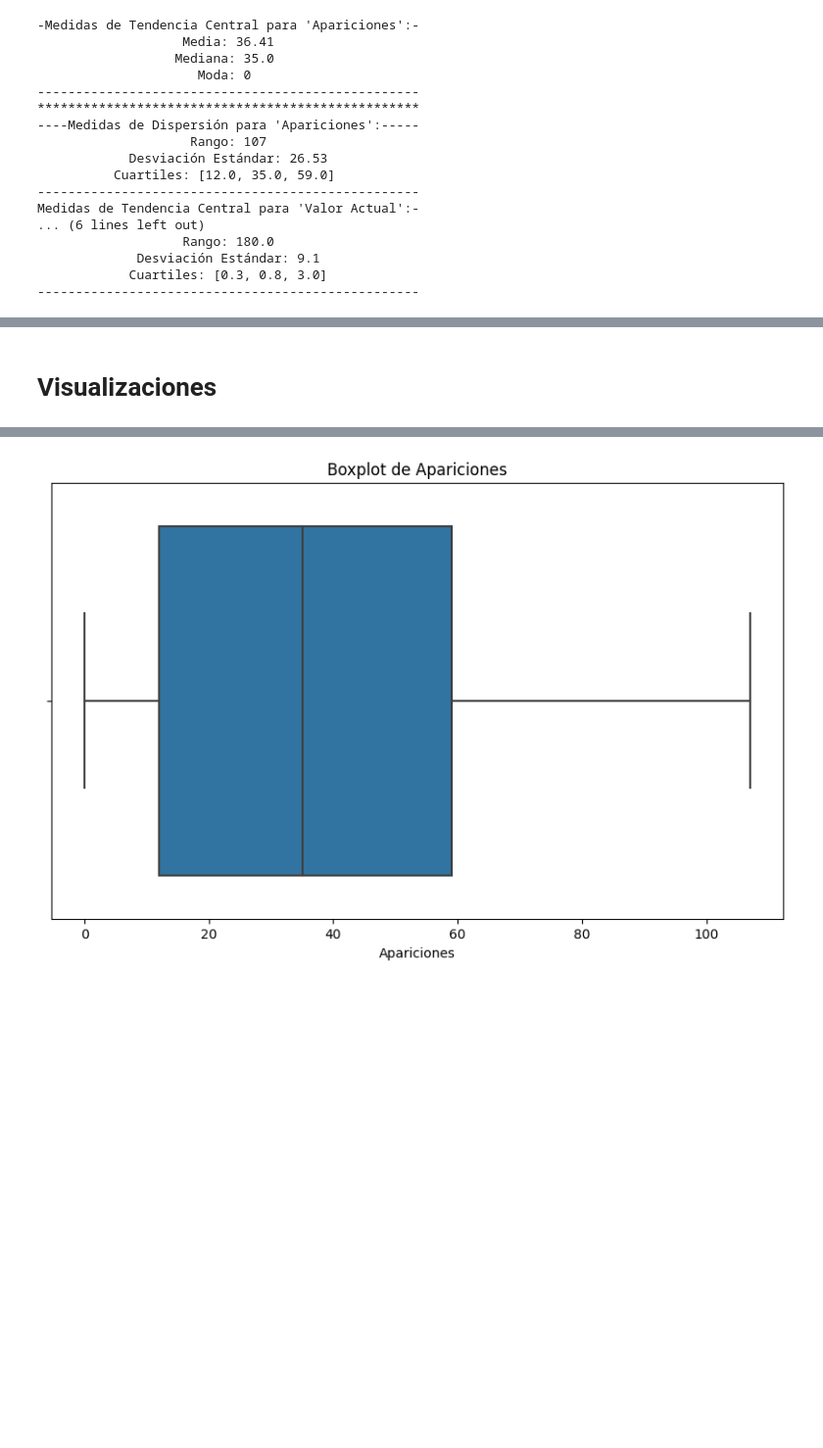
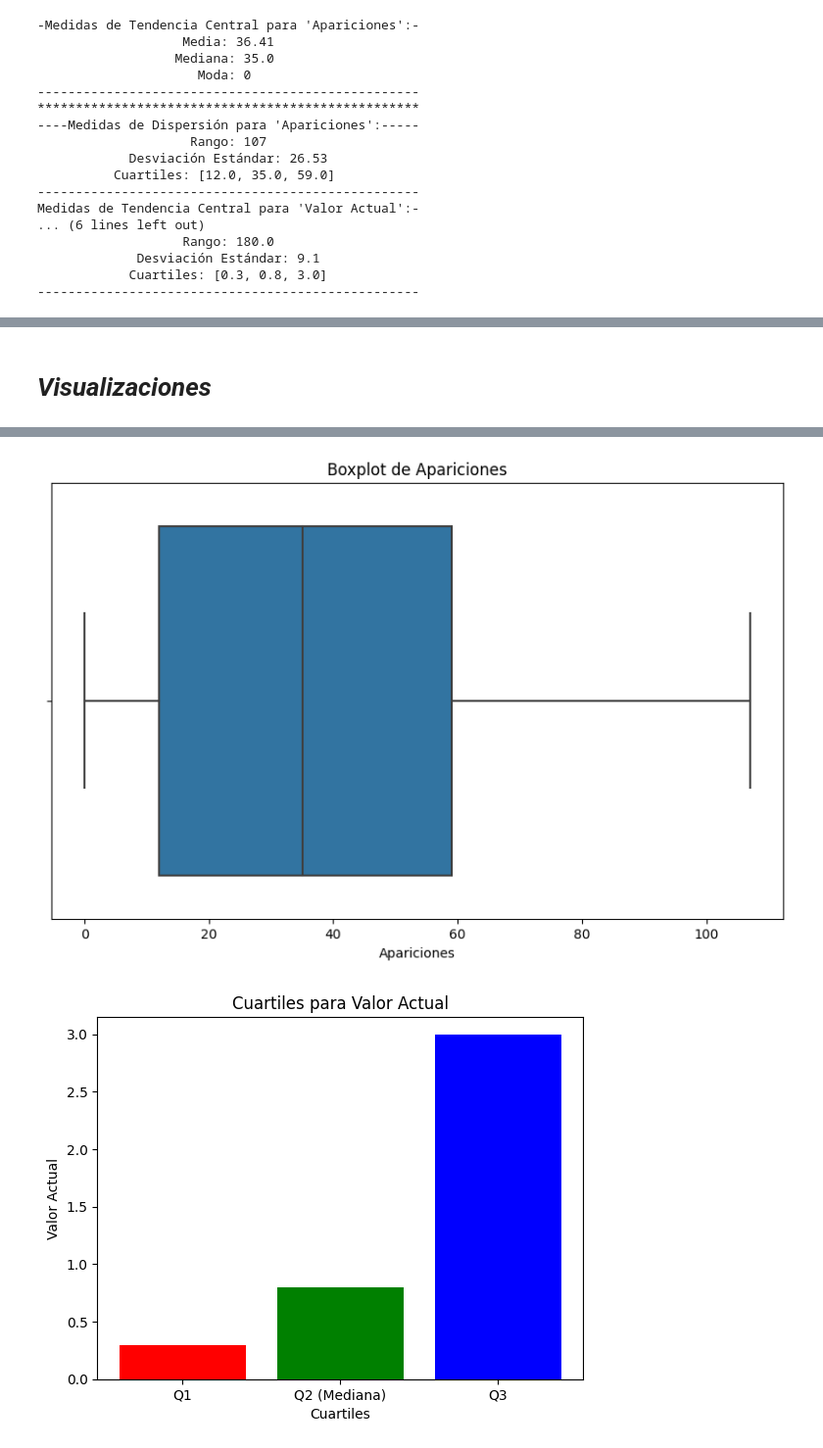
Before and after one commit to alessandrinipablo/Entregas-DS-C49200, a Jupyter notebook: Entrega 10/entrega10.ipynb, the cells around one changed output, grey strips where cells are left out. Shown at 98% size. Cells and saved outputs as stored; diff of their text form; code cells hidden in the pictures; blank space fills up the shorter version.

```diff
--- a/Entrega 10/entrega10.ipynb
+++ b/Entrega 10/entrega10.ipynb
@@ -154,5 +157,5 @@ print(f"Covarianza entre Edad y Valor Actual: {covariance}")
 # %% [markdown]
-#   Visualizaciones
+#  ___Visualizaciones___
 # %%
 
 def grafico_histograma(df, columna, figsize=(10, 6)):
@@ -170,14 +173,30 @@ def grafico_boxplot(df, columna, figsize=(10, 6)):
     plt.title(f'Boxplot de {columna}')
     plt.xlabel(columna)
     plt.show()
+
+def grafico_cuartiles(df, columna,figsize=(10, 6)):
+    # Calcular los cuartiles
+    quartiles = df[columna].quantile([0.25, 0.5, 0.75])
+
+    # Crear el gráfico de barras para los cuartiles
+    plt.bar(['Q1', 'Q2 (Mediana)', 'Q3'], quartiles.values, color=['red', 'green', 'blue'])
+    plt.title(f'Cuartiles para {columna}')
+    plt.xlabel('Cuartiles')
+    plt.ylabel(columna)
+    plt.show()
 # %%
 grafico_histograma(df_proyecto, 'Valor Actual')
 grafico_histograma(df_proyecto, 'Apariciones')
 
 grafico_boxplot(df_proyecto, 'Valor Actual')
 grafico_boxplot(df_proyecto, 'Apariciones')
+
+
+grafico_cuartiles(df_proyecto, 'Valor Actual')
+grafico_cuartiles(df_proyecto, 'Apariciones')
 # %% [output]
 [figure]
 [figure]
 [figure]
 [figure]
+[figure, added]
```
Also changed, not shown: parts of 26 cells of this notebook.
